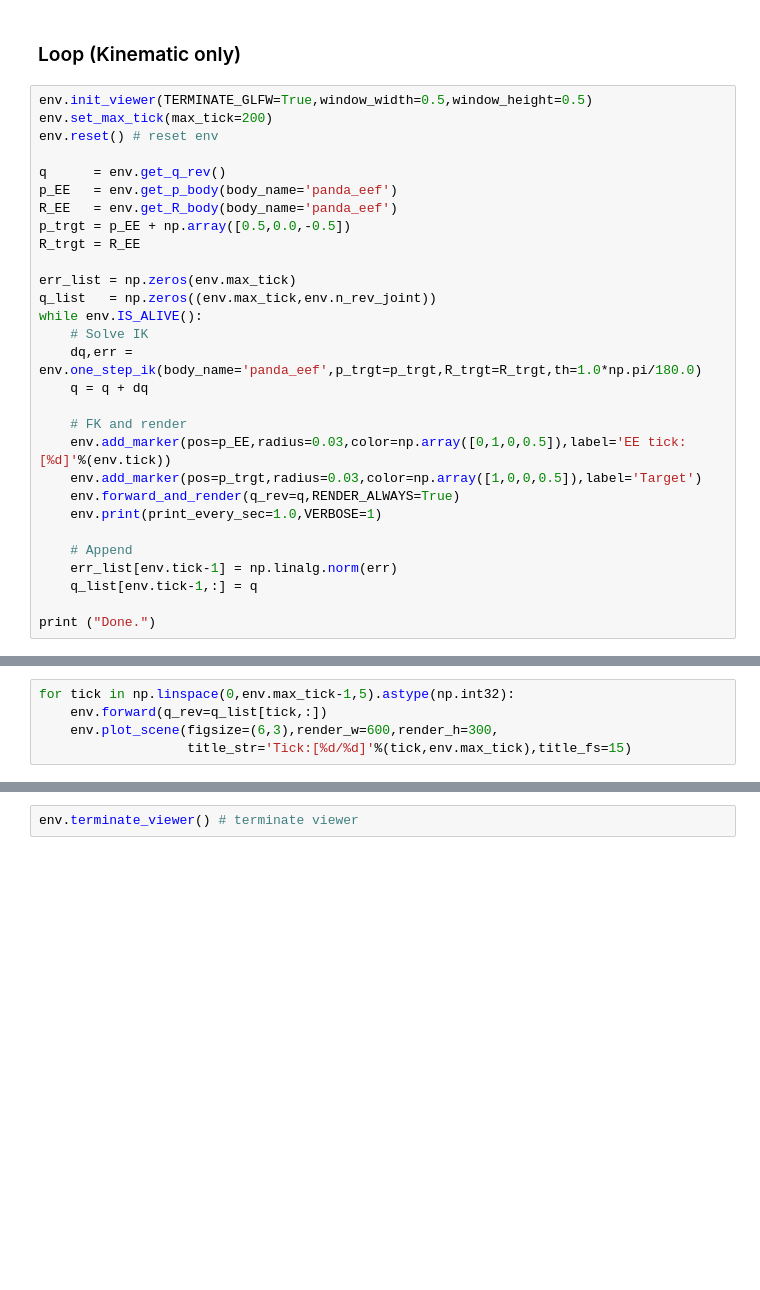
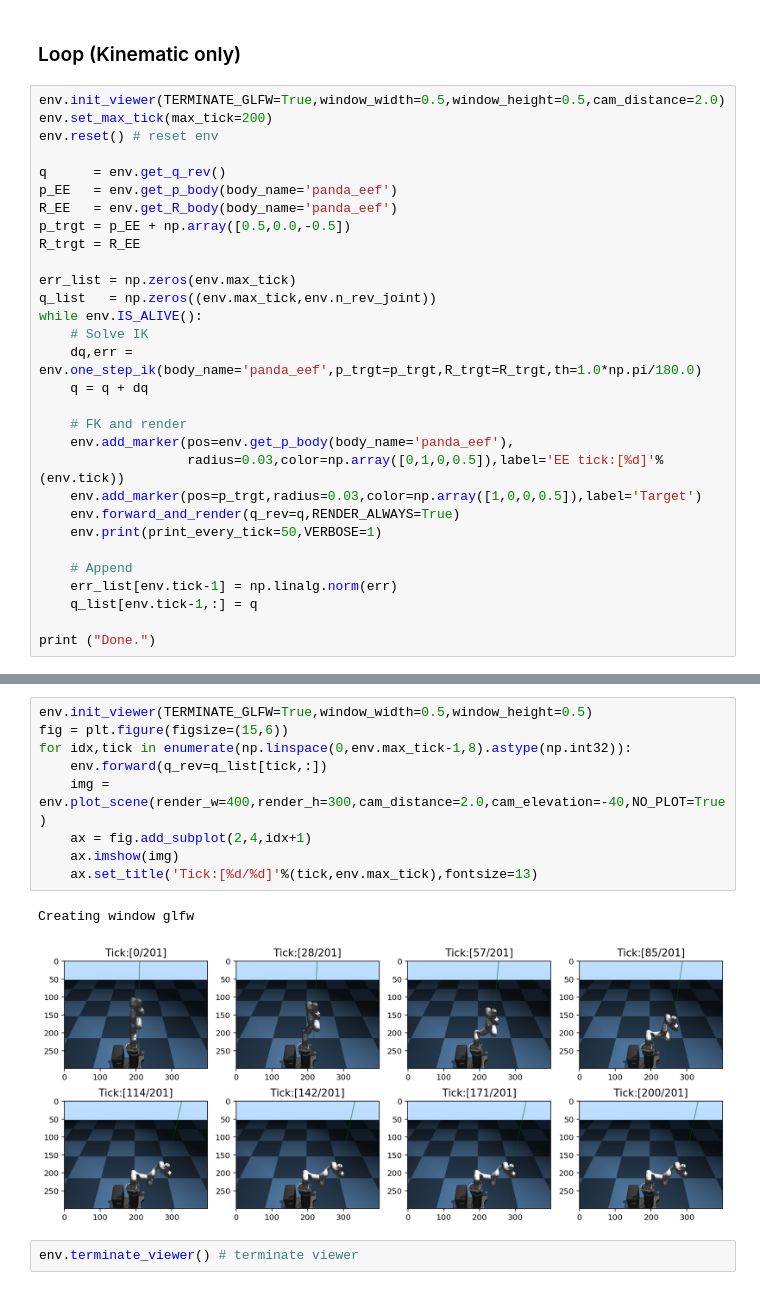
Before and after one commit to sjchoi86/simple-mujoco-usage, a Jupyter notebook: code/demo_manipulator_ik.ipynb, the cells around one changed output, grey strips where cells are left out. Saved outputs shown, nothing was run; the diff lists cells and outputs as text; blank space fills up the shorter version.

```diff
--- a/code/demo_manipulator_ik.ipynb
+++ b/code/demo_manipulator_ik.ipynb
@@ -24,7 +24,7 @@ Creating offscreen glfw
 # %% [markdown]
 ### Loop (Kinematic only)
 # %%
-env.init_viewer(TERMINATE_GLFW=True,window_width=0.5,window_height=0.5)
+env.init_viewer(TERMINATE_GLFW=True,window_width=0.5,window_height=0.5,cam_distance=2.0)
 env.set_max_tick(max_tick=200)
 env.reset() # reset env
 
@@ -42,10 +42,11 @@ while env.IS_ALIVE():
     q = q + dq
 
     # FK and render
-    env.add_marker(pos=p_EE,radius=0.03,color=np.array([0,1,0,0.5]),label='EE tick:[%d]'%(env.tick))
+    env.add_marker(pos=env.get_p_body(body_name='panda_eef'),
+                   radius=0.03,color=np.array([0,1,0,0.5]),label='EE tick:[%d]'%(env.tick))
     env.add_marker(pos=p_trgt,radius=0.03,color=np.array([1,0,0,0.5]),label='Target')
     env.forward_and_render(q_rev=q,RENDER_ALWAYS=True)
-    env.print(print_every_sec=1.0,VERBOSE=1)
+    env.print(print_every_tick=50,VERBOSE=1)
 
     # Append
     err_list[env.tick-1] = np.linalg.norm(err)
@@ -58,6 +63 @@ tick:[1/201], sec_wall:[0.092]sec, sec_sim:[0.002]sec
 Done.
-# %%
-for tick in np.linspace(0,env.max_tick-1,5).astype(np.int32):
-    env.forward(q_rev=q_list[tick,:])
-    env.plot_scene(figsize=(6,3),render_w=600,render_h=300,
-                   title_str='Tick:[%d/%d]'%(tick,env.max_tick),title_fs=15)
@@ -70,2 +64,14 @@ for tick in np.linspace(0,env.max_tick-1,5).astype(np.int32):
+# %%
+env.init_viewer(TERMINATE_GLFW=True,window_width=0.5,window_height=0.5)
+fig = plt.figure(figsize=(15,6))
+for idx,tick in enumerate(np.linspace(0,env.max_tick-1,8).astype(np.int32)):
+    env.forward(q_rev=q_list[tick,:])
+    img = env.plot_scene(render_w=400,render_h=300,cam_distance=2.0,cam_elevation=-40,NO_PLOT=True)
+    ax = fig.add_subplot(2,4,idx+1)
+    ax.imshow(img)
+    ax.set_title('Tick:[%d/%d]'%(tick,env.max_tick),fontsize=13)
+# %% [output]
+Creating window glfw
+[figure, added]
 # %%
 env.terminate_viewer() # terminate viewer
```
Also changed, not shown: parts of 6 cells of this notebook, 2 other files.
